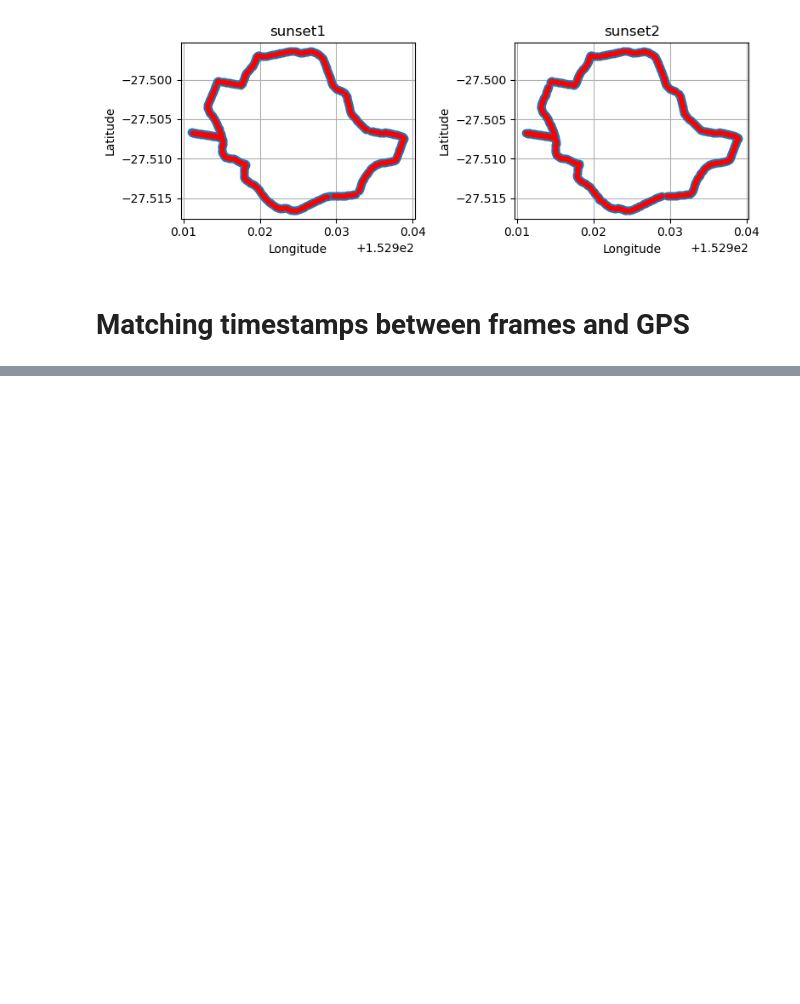
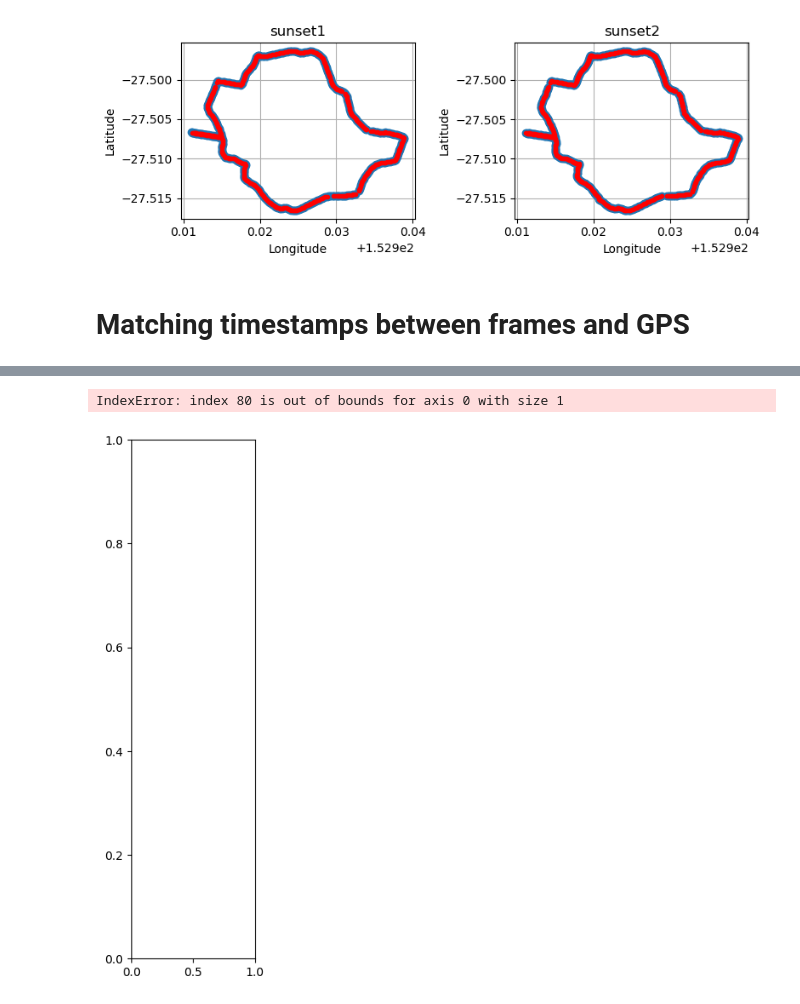
Before and after one commit to GeoffroyK/EventVPR, a Jupyter notebook: notebooks/proper_extraction.ipynb, the cells around one changed output, grey strips where cells are left out. Drawn from its saved outputs; the diff is of its cells as text; code cells hidden in the pictures; blank space fills up the shorter version.

```diff
--- a/notebooks/proper_extraction.ipynb
+++ b/notebooks/proper_extraction.ipynb
@@ -226,0 +518,52 @@ Output frame rate: variable
+# %%
+import os
+from os.path import join, basename
+from os import listdir
+
+def get_timestamp_matches(timestamps, timestamps_to_match):
+    timestamps_matched = np.array([np.abs(timestamps - ts).argmin() for ts in timestamps_to_match])
+    return timestamps_matched
+
+timestamp_gps = {}
+timestamp_frame = {}
+timestamp_file_path = {}
+matched_timestamp = {}
+
+for traverse in extract_traverses:
+    timestamp_gps[traverse] = [t + video_beginning[traverse] for t in coordinates[traverse][:,2]]
+    timestamp_frame[traverse] = sorted([float(os.path.splitext(basename(f))[0]) for f in listdir(frame_paths[traverse]) if f.endswith('.png')])
+    timestamp_file_path[traverse] = sorted([join(frame_paths[traverse], f) for f in listdir(frame_paths[traverse]) if f.endswith('.png')])
+    matched_timestamp[traverse] = get_timestamp_matches(timestamp_frame[traverse], timestamp_gps[traverse])
+
+import pandas as pd
+from PIL import Image
+
+def getCorrelationValue(reference: np.array, comparison: np.array) -> float:
+    reference = pd.DataFrame(reference.flatten())
+    comparison = pd.DataFrame(comparison.flatten())
+    result = reference.corrwith(comparison)
+    return result[0]
+
+def getTimestampFromFilePath(filepath):
+    # Assuming the file path is from the timestampFilePath dictionnary
+    return float(filepath.strip('.png\n').split("/")[-1])
+
+# Get the calibrated timestamp for event data, (file name of the frame)
+calibrated_timestamps = {}
+for traverse in extract_traverses:
+    calibrated_timestamps[traverse] = [(getTimestampFromFilePath(timestamp_file_path[traverse][image_index])) for image_index in matched_timestamp[traverse]]
+
+
+frame_index = 80
+plt.figure(figsize=(11,8))
+for index, traverse in enumerate(extract_traverses):
+    plt.subplot(1, len(extract_traverses), index+1)
+    image_index = matched_timestamp[traverse][sampled_points[traverse][frame_index]]
+    frame = np.array(Image.open(timestamp_file_path[traverse][image_index]).convert('L'))
+
+    print(calibrated_timestamps[traverse][frame_index])
+    plt.title(f"{traverse}")
+    plt.imshow(frame, cmap="gray")
+# %% [output]
+IndexError: index 80 is out of bounds for axis 0 with size 1
+[figure, added]
```
Also changed, not shown: parts of 6 cells of this notebook.
